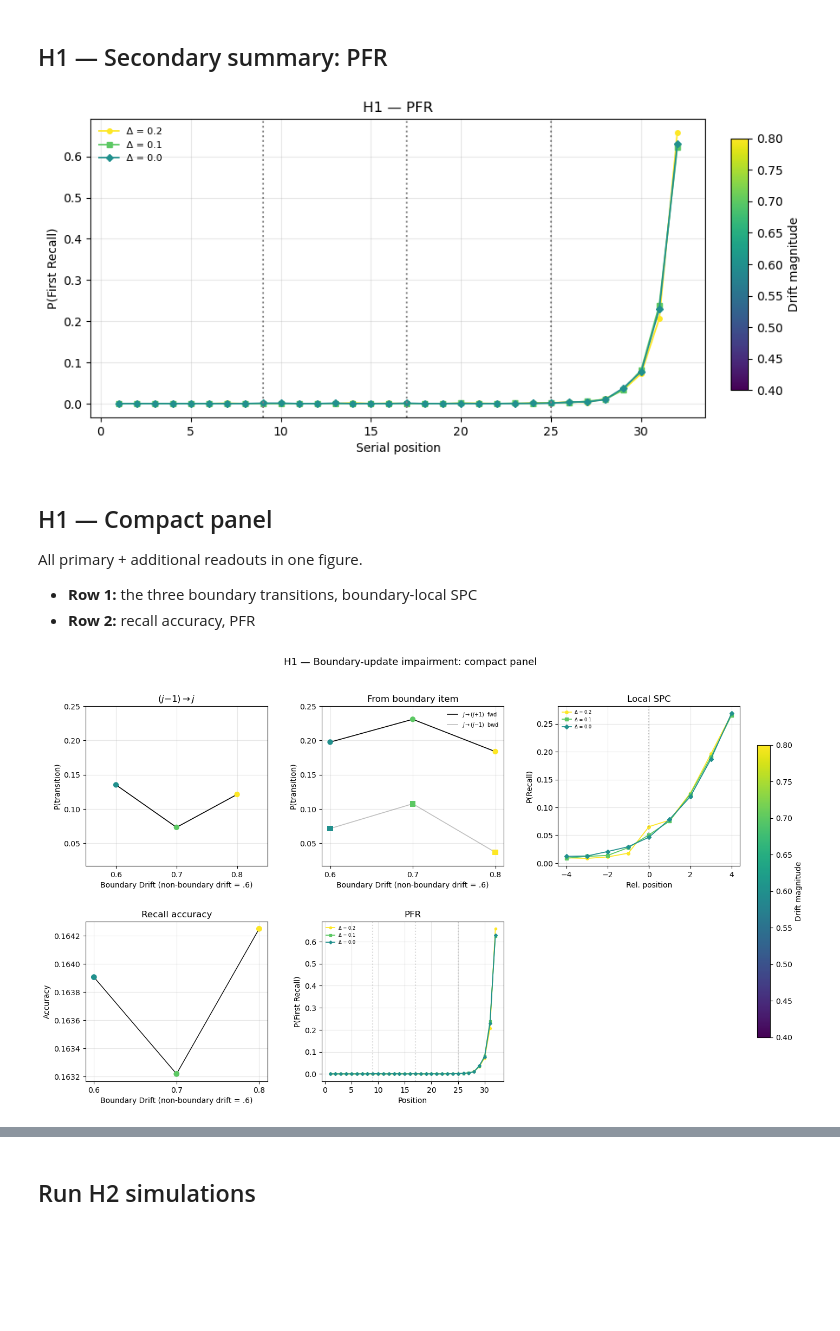
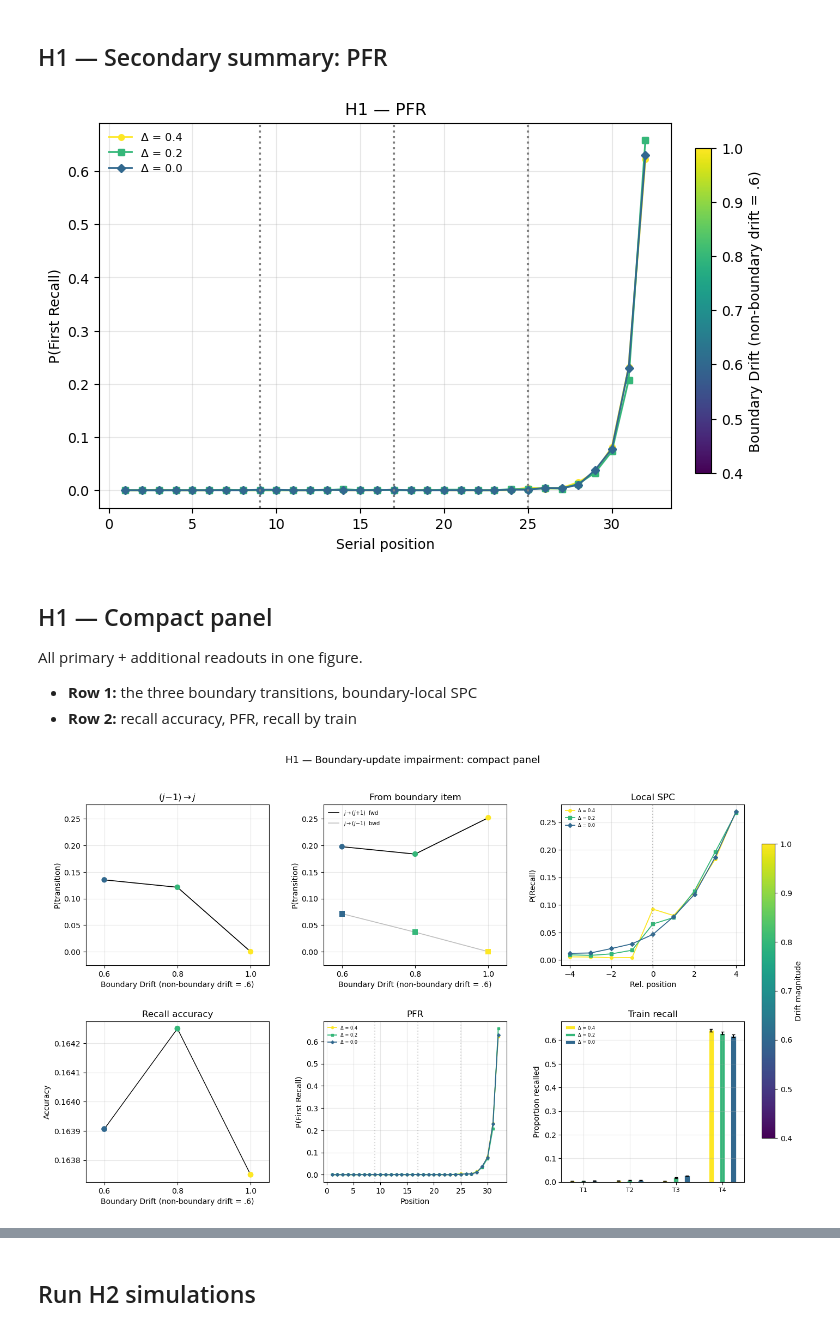
Before and after one commit to beaverjuly/PTSD_MemorySegmentation, a Jupyter notebook: external/CMR_SEM/CMR_boundary_sim/CMR_boundary_sim.ipynb, the cells around one changed output, grey strips where cells are left out. Drawn from its saved outputs; the diff is of its cells as text; code cells hidden in the pictures; blank space fills up the shorter version.

```diff
--- a/external/CMR_SEM/CMR_boundary_sim/CMR_boundary_sim.ipynb
+++ b/external/CMR_SEM/CMR_boundary_sim/CMR_boundary_sim.ipynb
@@ -331,7 +307,7 @@ plt.show()
 SPC in a local window around each boundary, averaged across
 all three boundary positions.
 # %%
-fig, ax = plt.subplots(figsize=(6, 4.5))
+fig, ax = plt.subplots(figsize=(8, 4))
 
 for label, res in h1_results.items():
     rel, mspc, se = boundary_local_spc(res['recall_sims'], N)
@@ -381,0 +364,41 @@ plt.show()
+# %%
+# Compute train recall for each H1 condition
+h1_train_data = {}
+for label, res in h1_results.items():
+    t_ids, bounds, m_tr, se_tr, _ = compute_train_recall(
+        res['recall_sims'], N, BOUNDARY_POSITIONS)
+    h1_train_data[label] = (t_ids, bounds, m_tr, se_tr)
+
+# Print compact table
+ref_ids, ref_bounds, _, _ = list(h1_train_data.values())[0]
+header = f"{'Condition':<14s}" + "".join(
+    f"  {'T'+str(t)+' ('+str(b[0])+'-'+str(b[1])+')':>15s}"
+    for t, b in zip(ref_ids, ref_bounds)) + f"  {'TrainMean':>10s}"
+print(header)
+print('-' * len(header))
+for label in h1_results:
+    t_ids, bounds, m_tr, se_tr = h1_train_data[label]
+    row = f"{label:<14s}"
+    for m, se in zip(m_tr, se_tr):
+        row += f"  {m:7.3f} ±{se:.3f}"
+    row += f"  {np.mean(m_tr):10.3f}"
+    print(row)
+
+# Bar plot
+fig, ax = plt.subplots(figsize=(9, 4.5))
+n_cond = len(h1_train_data)
+offsets = np.linspace(-0.12 * (n_cond - 1), 0.12 * (n_cond - 1), n_cond)
+
+for i, (label, (t_ids, bounds, m_tr, se_tr)) in enumerate(h1_train_data.items()):
+    c = cmap(DRIFT_NORM(h1_drift_mag[label]))
+    ax.bar(t_ids + offsets[i], m_tr, width=0.11, yerr=se_tr, capsize=3,
+           label=label, color=c, edgecolor='white', linewidth=0.5)
+
+ax.set_xticks(ref_ids)
+ax.set_xticklabels([f"Train {t}\n({b[0]}–{b[1]})" for t, b in zip(ref_ids, ref_bounds)])
+ax.set_ylabel('Proportion recalled')
+ax.set_title('H1 — Recall by train (Polyn-style)')
+ax.legend(frameon=False, fontsize=8)
+ax.grid(axis='y', alpha=0.2)
+plt.tight_layout()
+plt.show()
@@ -382,40 +412,40 @@ plt.show()
 # %% [markdown]
 ## H1 — Secondary summary: PFR
 # %%
-fig, ax = plt.subplots(figsize=(10, 4.5))
+fig, ax = plt.subplots(figsize=(8, 5))
 
 for label, res in h1_results.items():
     pfr = compute_pfr(res['recall_sims'], N)
     c = cmap(DRIFT_NORM(h1_drift_mag[label]))
     ax.plot(positions, pfr, marker=h1_markers[label], color=c,
             lw=1.3, ms=4, label=label)
 
 for bp in bps:
     ax.axvline(bp, color='gray', ls=':')
 
 ax.set_xlabel('Serial position')
 ax.set_ylabel('P(First Recall)')
 ax.set_title('H1 — PFR')
 ax.legend(frameon=False, fontsize=8)
 ax.grid(alpha=0.3)
 
 fig.subplots_adjust(right=0.84)
 cax = fig.add_axes([0.87, 0.18, 0.02, 0.65])
 sm = mpl.cm.ScalarMappable(norm=DRIFT_NORM, cmap=cmap)
 sm.set_array([])
 cbar = fig.colorbar(sm, cax=cax)
 cbar.set_label('Boundary Drift (non-boundary drift = .6)')
 
 plt.show()
 # %% [output]
-[figure, old version]
+[figure, new version]
 # %% [markdown]
 ## H1 — Compact panel
 
 All primary + additional readouts in one figure.
 
 - **Row 1:** the three boundary transitions, boundary-local SPC
-- **Row 2:** recall accuracy, PFR
+- **Row 2:** recall accuracy, PFR, recall by train
 # %%
 # H1 boundary-item drift values: B_j = B_nonboundary + Δ
 # (Already defined in cell 5, but re-derived here for clarity)
@@ -438,8 +468,8 @@ axs[0, 0].scatter(h1_x_drift, y, c=h1_point_colors, s=55,
                    edgecolor='none', zorder=3)
 axs[0, 0].set(xlabel=r'Boundary Drift (non-boundary drift = .6)', ylabel='P(transition)',
               title=r'$(j{-}1) \to j$')
-axs[0, 0].set_xlim(0.55, 0.85)
-axs[0, 0].set_xticks([0.6, 0.7, 0.8])
+axs[0, 0].set_xlim(0.55, 1.05)
+axs[0, 0].set_xticks([0.6, 0.8, 1.0])
 
 # ── Row 0, col 1: j → (j-1) and j → (j+1) ──
 y_back = [h1_bdy_back[f'Δ = {d:.1f}'] for d in h1_deltas]
@@ -457,8 +487,8 @@ axs[0, 1].scatter(h1_x_drift, y_back, c=h1_point_colors, s=55,
 
 axs[0, 1].set(xlabel=r'Boundary Drift (non-boundary drift = .6)', ylabel='P(transition)',
               title='From boundary item')
-axs[0, 0].set_xlim(0.55, 0.85)
-axs[0, 1].set_xticks([0.6, 0.7, 0.8])
+axs[0, 1].set_xlim(0.55, 1.05)
+axs[0, 1].set_xticks([0.6, 0.8, 1.0])
 axs[0, 1].legend(frameon=False, fontsize=7)
 
 # ── Row 0, col 2: boundary-local SPC ──
@@ -488,8 +518,8 @@ axs[1, 0].scatter(h1_x_drift, accs, c=h1_point_colors, s=60,
                   edgecolor='none', zorder=3)
 axs[1, 0].set(xlabel=r'Boundary Drift (non-boundary drift = .6)', ylabel='Accuracy',
               title='Recall accuracy')
-axs[0, 0].set_xlim(0.55, 0.85)
-axs[1, 0].set_xticks([0.6, 0.7, 0.8])
+axs[1, 0].set_xlim(0.55, 1.05)
+axs[1, 0].set_xticks([0.6, 0.8, 1.0])
 
 # ── Row 1, col 1: PFR ──
 for label, res in h1_results.items():
@@ -503,8 +533,19 @@ axs[1, 1].set(xlabel='Position', ylabel='P(First Recall)',
               title='PFR')
 axs[1, 1].legend(frameon=False, fontsize=6)
 
-# ── Row 1, col 2: blank / hide ──
-axs[1, 2].axis('off')
+# ── Row 1, col 2: train recall ──
+ref_ids, ref_bounds, _, _ = list(h1_train_data.values())[0]
+n_cond = len(h1_train_data)
+offsets = np.linspace(-0.12 * (n_cond - 1), 0.12 * (n_cond - 1), n_cond)
+for i, (label, (t_ids, bounds, m_tr, se_tr)) in enumerate(h1_train_data.items()):
+    c = h1_cmap(h1_norm_drift(h1_drift_map[label]))
+    axs[1, 2].bar(t_ids + offsets[i], m_tr, width=0.11, yerr=se_tr,
+                  capsize=2, label=label, color=c,
+                  edgecolor='white', linewidth=0.5)
+axs[1, 2].set_xticks(ref_ids)
+axs[1, 2].set_xticklabels([f"T{t}" for t in ref_ids], fontsize=8)
+axs[1, 2].set(ylabel='Proportion recalled', title='Train recall')
+axs[1, 2].legend(frameon=False, fontsize=6)
 
 for ax in axs.flat:
     if ax.axison:
@@ -520,7 +561,7 @@ cbar.set_label('Drift magnitude')
 fig.suptitle('H1 — Boundary-update impairment: compact panel', fontsize=13)
 plt.show()
 # %% [output]
-[figure, old version]
+[figure, new version]
 # %% [markdown]
 ---
 # H2 — Global Drift Reduction
```
Also changed, not shown: parts of 31 cells of this notebook, 8 other files.
